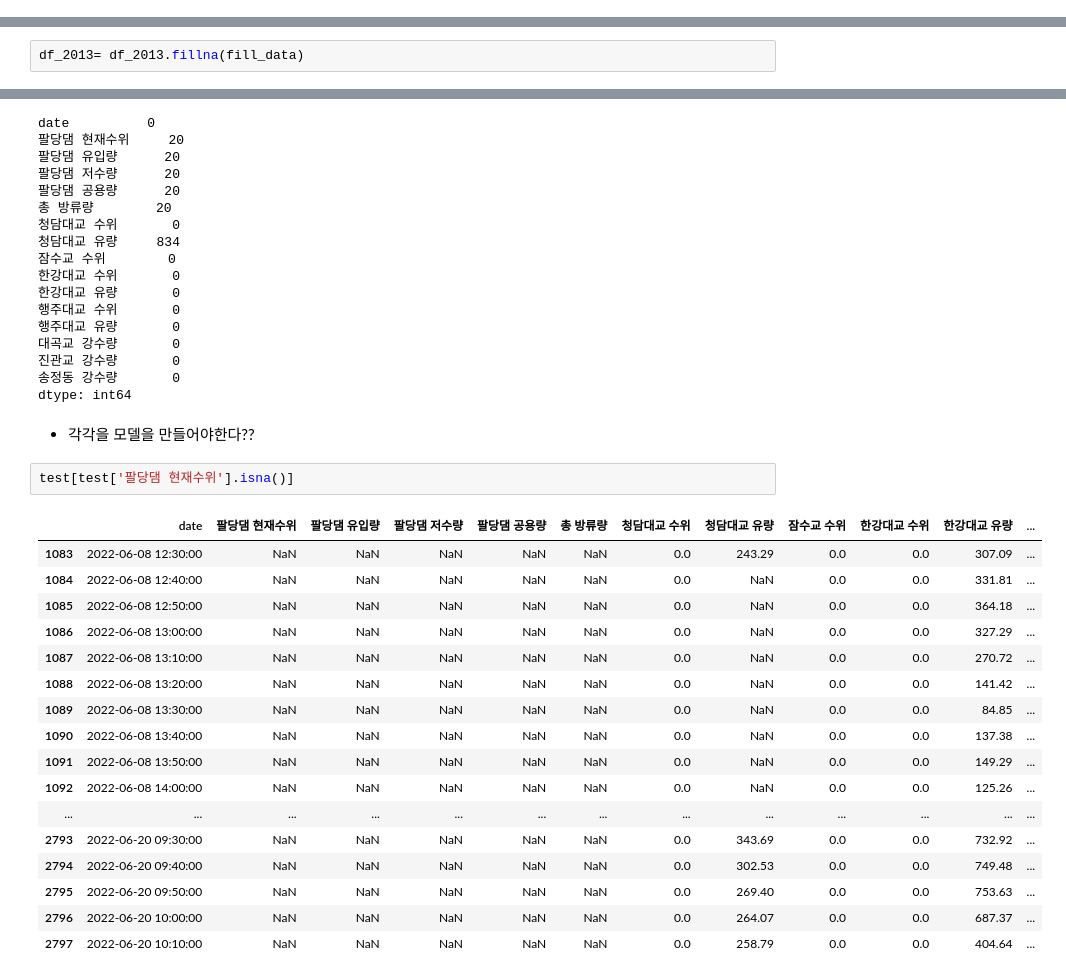
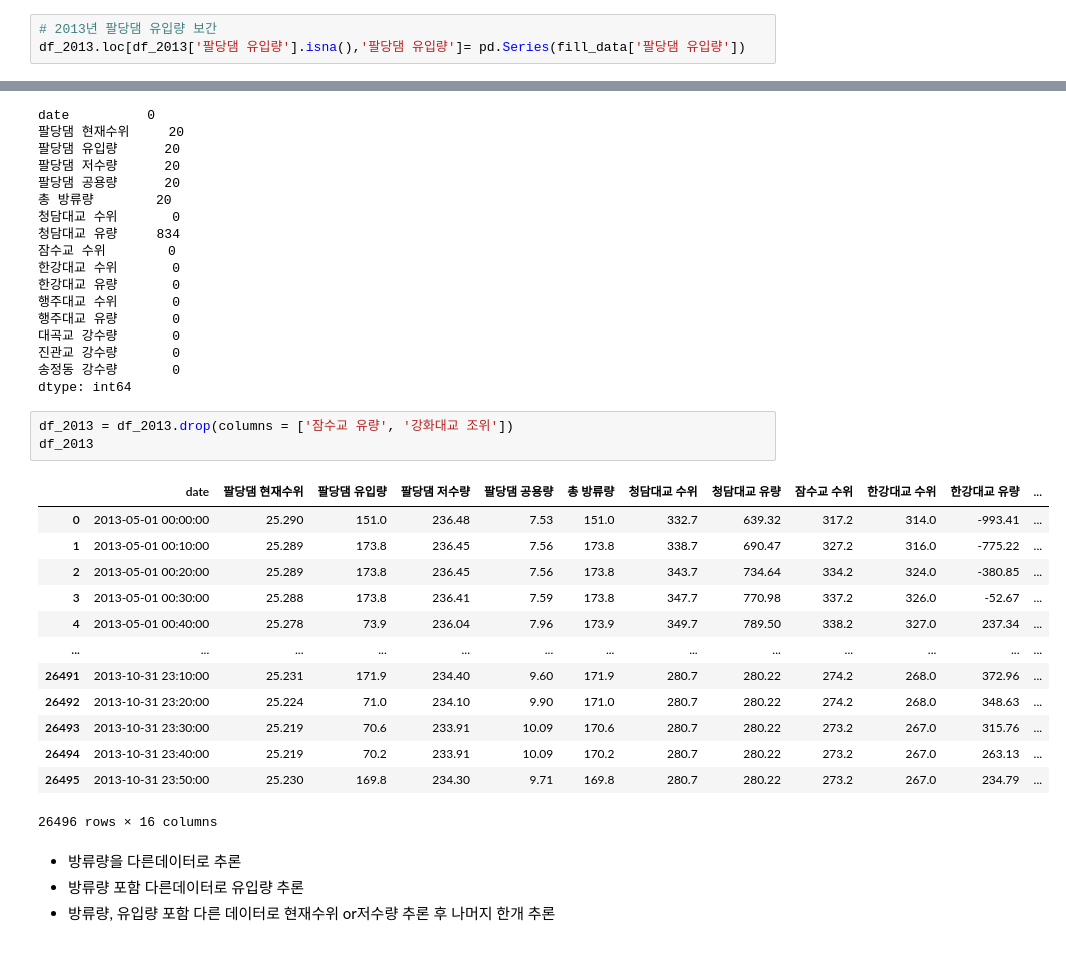
Before and after one commit to ljs7463/Dacon-HanRiverForecasting, a Jupyter notebook: 임정석/4. 이동평균 + 회귀모델 (2013년).ipynb, the cells around one changed output, grey strips where cells are left out. Cells and saved outputs as stored; diff of their text form.

```diff
--- a/임정석/4. 이동평균 + 회귀모델 (2013년).ipynb
+++ b/임정석/4. 이동평균 + 회귀모델 (2013년).ipynb
@@ -289,3 +263,6 @@ fill_data
 | 26433 | 131.444683 |
 | 26434 | 137.409609 |
 214 rows × 1 columns
+# %%
+# 2013년 팔당댐 유입량 보간
+df_2013.loc[df_2013['팔당댐 유입량'].isna(),'팔당댐 유입량']= pd.Series(fill_data['팔당댐 유입량'])
@@ -292,4 +291,2 @@ fill_data
 # %% [markdown]
 위에것이 해결되면 test데이터가 중요해진다...어떻게 할것인가...
-# %%
-df_2013= df_2013.fillna(fill_data)
@@ -337,25 +312,24 @@ date          0
 진관교 강수량       0
 송정동 강수량       0
 dtype: int64
-# %% [markdown]
-- 각각을 모델을 만들어야한다??
-# %%
-test[test['팔당댐 현재수위'].isna()]
-# %% [output]
-|  | date | 팔당댐 현재수위 | 팔당댐 유입량 | 팔당댐 저수량 | 팔당댐 공용량 | 총 방류량 | 청담대교 수위 | 청담대교 유량 | 잠수교 수위 | 한강대교 수위 | 한강대교 유량 | ... |
-| 1083 | 2022-06-08 12:30:00 | NaN | NaN | NaN | NaN | NaN | 0.0 | 243.29 | 0.0 | 0.0 | 307.09 | ... |
-| 1084 | 2022-06-08 12:40:00 | NaN | NaN | NaN | NaN | NaN | 0.0 | NaN | 0.0 | 0.0 | 331.81 | ... |
-| 1085 | 2022-06-08 12:50:00 | NaN | NaN | NaN | NaN | NaN | 0.0 | NaN | 0.0 | 0.0 | 364.18 | ... |
-| 1086 | 2022-06-08 13:00:00 | NaN | NaN | NaN | NaN | NaN | 0.0 | NaN | 0.0 | 0.0 | 327.29 | ... |
-| 1087 | 2022-06-08 13:10:00 | NaN | NaN | NaN | NaN | NaN | 0.0 | NaN | 0.0 | 0.0 | 270.72 | ... |
-| 1088 | 2022-06-08 13:20:00 | NaN | NaN | NaN | NaN | NaN | 0.0 | NaN | 0.0 | 0.0 | 141.42 | ... |
-| 1089 | 2022-06-08 13:30:00 | NaN | NaN | NaN | NaN | NaN | 0.0 | NaN | 0.0 | 0.0 | 84.85 | ... |
-| 1090 | 2022-06-08 13:40:00 | NaN | NaN | NaN | NaN | NaN | 0.0 | NaN | 0.0 | 0.0 | 137.38 | ... |
-| 1091 | 2022-06-08 13:50:00 | NaN | NaN | NaN | NaN | NaN | 0.0 | NaN | 0.0 | 0.0 | 149.29 | ... |
-| 1092 | 2022-06-08 14:00:00 | NaN | NaN | NaN | NaN | NaN | 0.0 | NaN | 0.0 | 0.0 | 125.26 | ... |
-| ... | ... | ... | ... | ... | ... | ... | ... | ... | ... | ... | ... | ... |
-| 2793 | 2022-06-20 09:30:00 | NaN | NaN | NaN | NaN | NaN | 0.0 | 343.69 | 0.0 | 0.0 | 732.92 | ... |
-| 2794 | 2022-06-20 09:40:00 | NaN | NaN | NaN | NaN | NaN | 0.0 | 302.53 | 0.0 | 0.0 | 749.48 | ... |
-| 2795 | 2022-06-20 09:50:00 | NaN | NaN | NaN | NaN | NaN | 0.0 | 269.40 | 0.0 | 0.0 | 753.63 | ... |
-| 2796 | 2022-06-20 10:00:00 | NaN | NaN | NaN | NaN | NaN | 0.0 | 264.07 | 0.0 | 0.0 | 687.37 | ... |
-| 2797 | 2022-06-20 10:10:00 | NaN | NaN | NaN | NaN | NaN | 0.0 | 258.79 | 0.0 | 0.0 | 404.64 | ... |
+# %%
+df_2013 = df_2013.drop(columns = ['잠수교 유량', '강화대교 조위'])
+df_2013
+# %% [output]
+|  | date | 팔당댐 현재수위 | 팔당댐 유입량 | 팔당댐 저수량 | 팔당댐 공용량 | 총 방류량 | 청담대교 수위 | 청담대교 유량 | 잠수교 수위 | 한강대교 수위 | 한강대교 유량 | ... |
+| 0 | 2013-05-01 00:00:00 | 25.290 | 151.0 | 236.48 | 7.53 | 151.0 | 332.7 | 639.32 | 317.2 | 314.0 | -993.41 | ... |
+| 1 | 2013-05-01 00:10:00 | 25.289 | 173.8 | 236.45 | 7.56 | 173.8 | 338.7 | 690.47 | 327.2 | 316.0 | -775.22 | ... |
+| 2 | 2013-05-01 00:20:00 | 25.289 | 173.8 | 236.45 | 7.56 | 173.8 | 343.7 | 734.64 | 334.2 | 324.0 | -380.85 | ... |
+| 3 | 2013-05-01 00:30:00 | 25.288 | 173.8 | 236.41 | 7.59 | 173.8 | 347.7 | 770.98 | 337.2 | 326.0 | -52.67 | ... |
+| 4 | 2013-05-01 00:40:00 | 25.278 | 73.9 | 236.04 | 7.96 | 173.9 | 349.7 | 789.50 | 338.2 | 327.0 | 237.34 | ... |
+| ... | ... | ... | ... | ... | ... | ... | ... | ... | ... | ... | ... | ... |
+| 26491 | 2013-10-31 23:10:00 | 25.231 | 171.9 | 234.40 | 9.60 | 171.9 | 280.7 | 280.22 | 274.2 | 268.0 | 372.96 | ... |
+| 26492 | 2013-10-31 23:20:00 | 25.224 | 71.0 | 234.10 | 9.90 | 171.0 | 280.7 | 280.22 | 274.2 | 268.0 | 348.63 | ... |
+| 26493 | 2013-10-31 23:30:00 | 25.219 | 70.6 | 233.91 | 10.09 | 170.6 | 280.7 | 280.22 | 273.2 | 267.0 | 315.76 | ... |
+| 26494 | 2013-10-31 23:40:00 | 25.219 | 70.2 | 233.91 | 10.09 | 170.2 | 280.7 | 280.22 | 273.2 | 267.0 | 263.13 | ... |
+| 26495 | 2013-10-31 23:50:00 | 25.230 | 169.8 | 234.30 | 9.71 | 169.8 | 280.7 | 280.22 | 273.2 | 267.0 | 234.79 | ... |
+26496 rows × 16 columns
+# %% [markdown]
+- 방류량을 다른데이터로 추론
+- 방류량 포함 다른데이터로 유입량 추론
+- 방류량, 유입량 포함 다른 데이터로 현재수위 or저수량 추론 후 나머지 한개 추론
```
Also changed, not shown: parts of 14 cells of this notebook, 2 other files.
